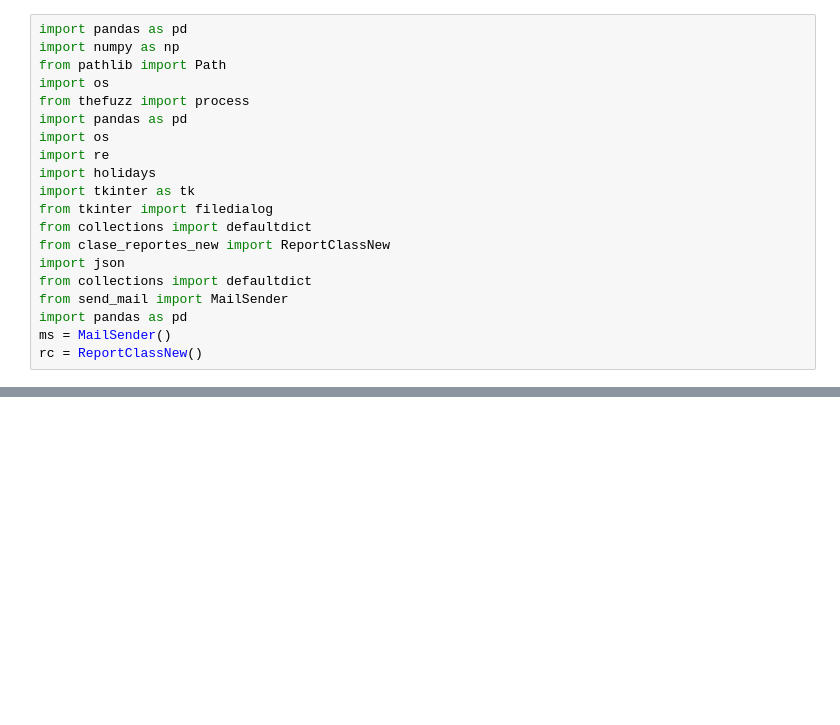
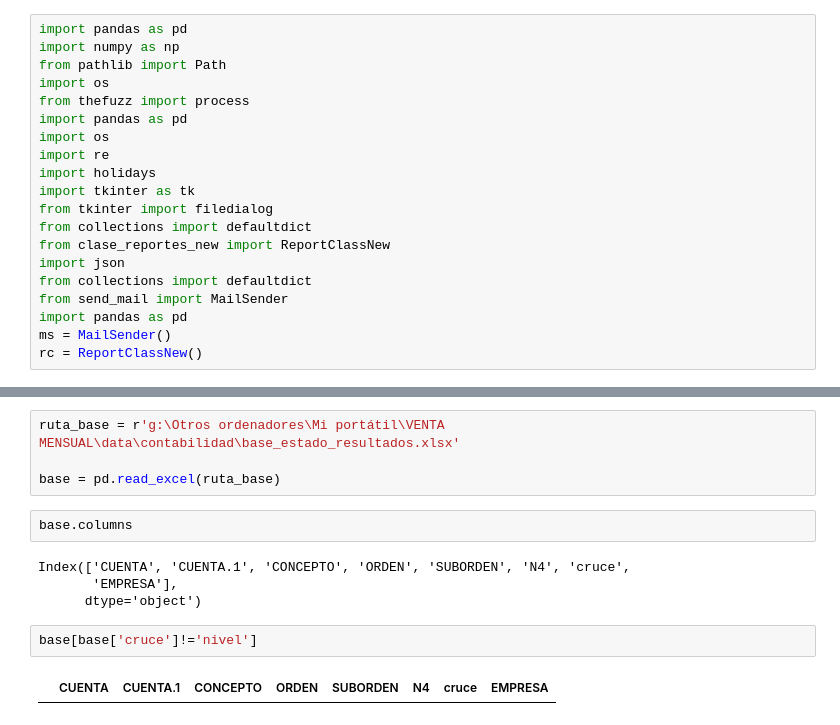
Before and after one commit to la-pocion-code/analisis_datos, a Jupyter notebook: balance_comprobacion.ipynb, the cells around one changed output, grey strips where cells are left out. Cells and saved outputs as stored; diff of their text form; blank space fills up the shorter version.

```diff
--- a/balance_comprobacion.ipynb
+++ b/balance_comprobacion.ipynb
@@ -20,0 +190,14 @@ rc = ReportClassNew()
+# %%
+ruta_base = r'g:\Otros ordenadores\Mi portátil\VENTA MENSUAL\data\contabilidad\base_estado_resultados.xlsx'
+
+base = pd.read_excel(ruta_base)
+# %%
+base.columns
+# %% [output]
+Index(['CUENTA', 'CUENTA.1', 'CONCEPTO', 'ORDEN', 'SUBORDEN', 'N4', 'cruce',
+       'EMPRESA'],
+      dtype='object')
+# %%
+base[base['cruce']!='nivel']
+# %% [output]
+|  | CUENTA | CUENTA.1 | CONCEPTO | ORDEN | SUBORDEN | N4 | cruce | EMPRESA |
```
Also changed, not shown: parts of 16 cells of this notebook, 19 other files.
